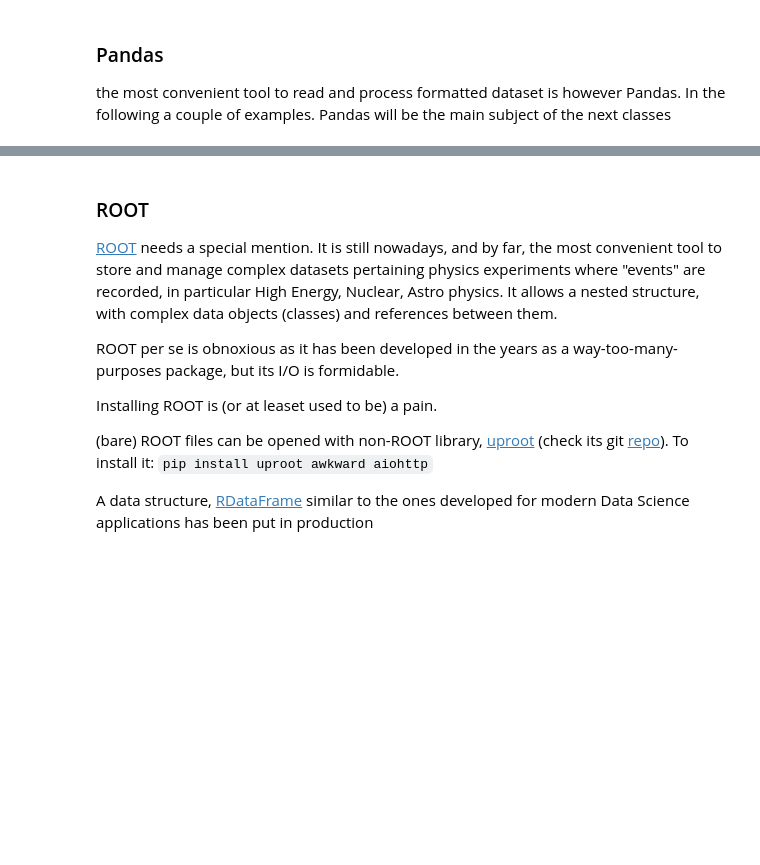
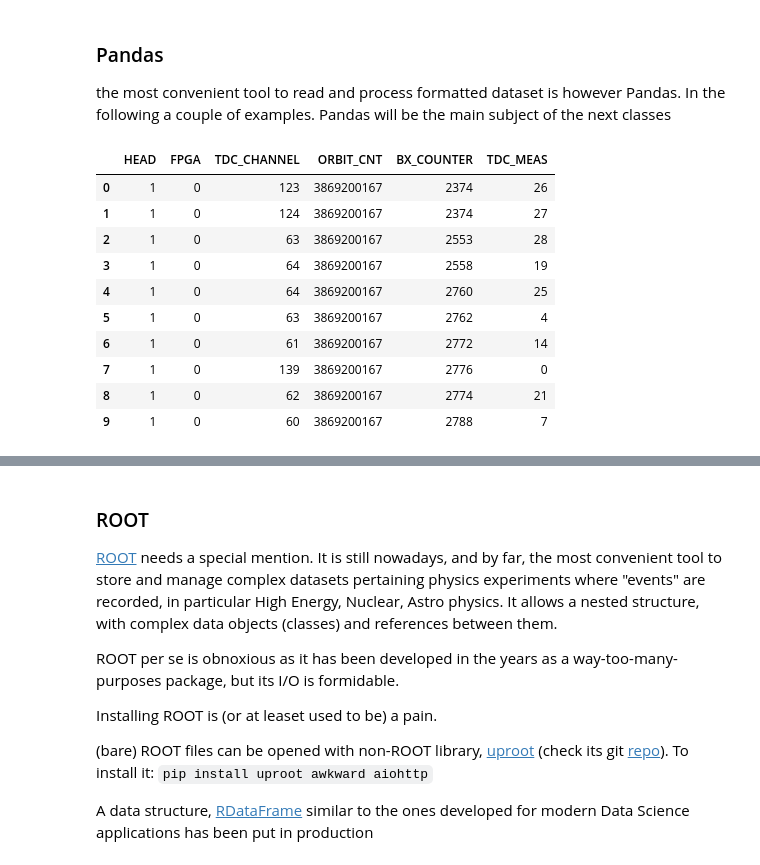
Before and after one commit to matteocalcagniphysics/LaboratoryOfComputationalPhysics_Y8, a Jupyter notebook: 05_OSEMN.ipynb, the cells around one changed output, grey strips where cells are left out. Drawn from its saved outputs; the diff is of its cells as text; code cells hidden in the pictures; blank space fills up the shorter version.

```diff
--- a/05_OSEMN.ipynb
+++ b/05_OSEMN.ipynb
@@ -337,8 +434,21 @@ with h5py.File('example.hdf5') as f:
 the most convenient tool to read and process formatted dataset is however Pandas. In the following a couple of examples. Pandas will be the main subject of the next classes
 # %%
 import pandas as pd
-file_name="/Users/mzanetti/data/data_000637.txt"
-data=pd.read_csv(file_name,nrows=10,skiprows=range(1,1))
+file_name="data\data_000637.txt"
+#Let's read the first 10 rows of the dataset:
+data=pd.read_csv(file_name,nrows=10,skiprows=range(1,1)) #This skips nothing
 data
+# %% [output]
+|  | HEAD | FPGA | TDC_CHANNEL | ORBIT_CNT | BX_COUNTER | TDC_MEAS |
+| 0 | 1 | 0 | 123 | 3869200167 | 2374 | 26 |
+| 1 | 1 | 0 | 124 | 3869200167 | 2374 | 27 |
+| 2 | 1 | 0 | 63 | 3869200167 | 2553 | 28 |
+| 3 | 1 | 0 | 64 | 3869200167 | 2558 | 19 |
+| 4 | 1 | 0 | 64 | 3869200167 | 2760 | 25 |
+| 5 | 1 | 0 | 63 | 3869200167 | 2762 | 4 |
+| 6 | 1 | 0 | 61 | 3869200167 | 2772 | 14 |
+| 7 | 1 | 0 | 139 | 3869200167 | 2776 | 0 |
+| 8 | 1 | 0 | 62 | 3869200167 | 2774 | 21 |
+| 9 | 1 | 0 | 60 | 3869200167 | 2788 | 7 |
 # %%
 import pandas as pd
```
Also changed, not shown: parts of 22 cells of this notebook, 16 other files.
